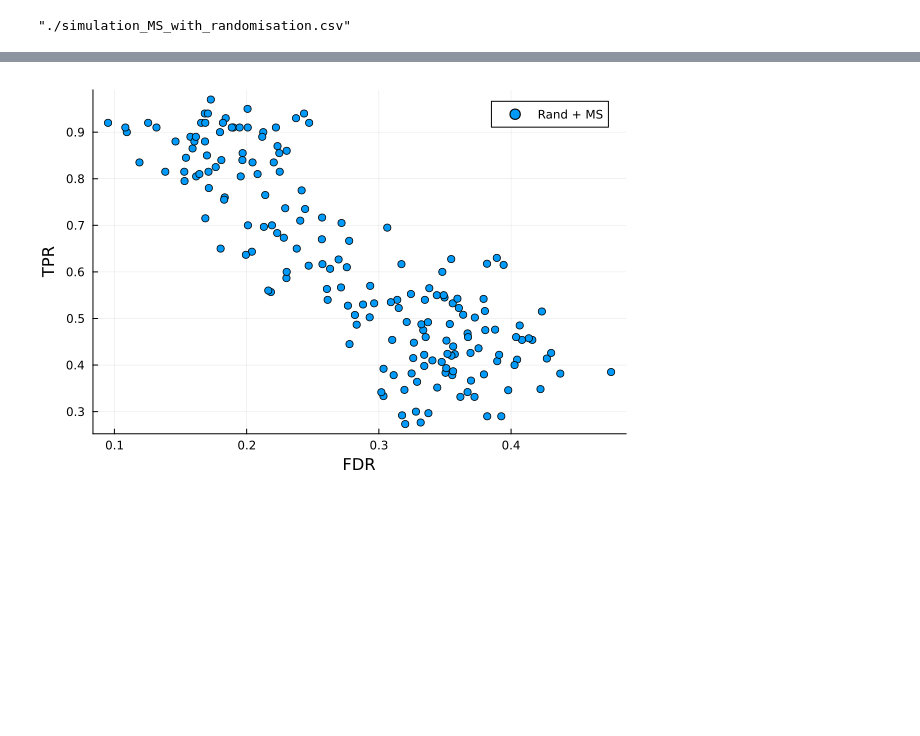
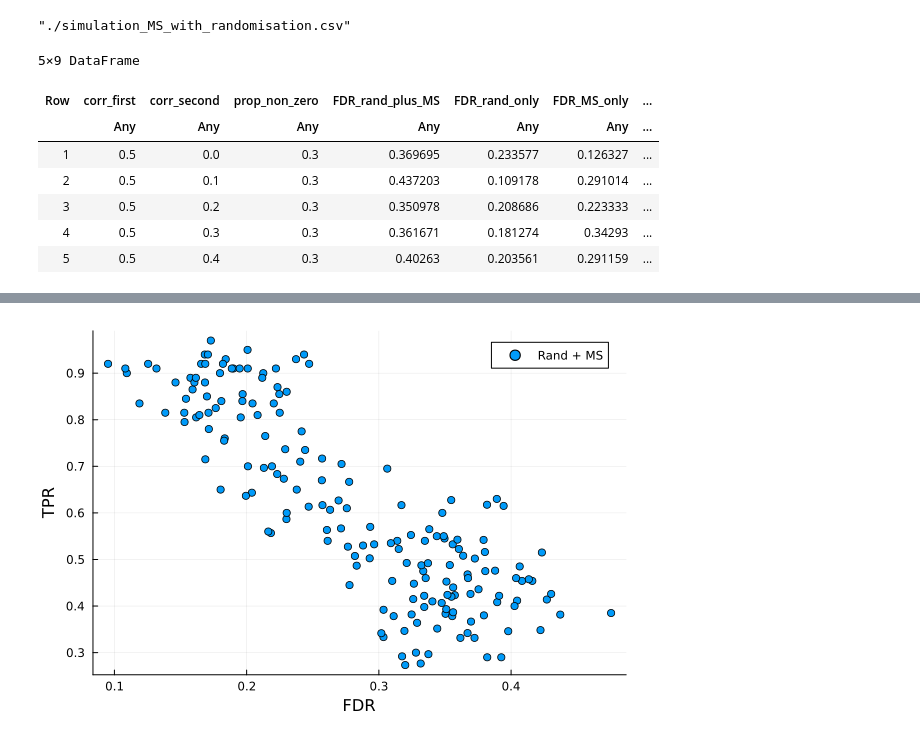
Before and after one commit to marcoelba/SelectiveInference, a Jupyter notebook: src/Comparison_randomisation_ms.ipynb, the cells around one changed output, grey strips where cells are left out. Saved outputs shown, nothing was run; the diff lists cells and outputs as text; code cells hidden in the pictures; blank space fills up the shorter version.

```diff
--- a/src/Comparison_randomisation_ms.ipynb
+++ b/src/Comparison_randomisation_ms.ipynb
@@ -323,3 +323,17 @@ df_metrics
 # CSV.write("./simulation_MS_with_randomisation.csv", df_metrics)
 # %% [output]
 "./simulation_MS_with_randomisation.csv"
+# %%
+# Check only corr first = 0.5 and prop non-0 coef = 0.3
+df_metrics[
+    (df_metrics[:, "corr_first"] .== 0.5) .& (df_metrics[:, "prop_non_zero"] .== (1 - 0.7)),
+    :]
+# %% [output]
+5×9 DataFrame
+| Row | corr_first | corr_second | prop_non_zero | FDR_rand_plus_MS | FDR_rand_only | FDR_MS_only | ... |
+|  | Any | Any | Any | Any | Any | Any | ... |
+| 1 | 0.5 | 0.0 | 0.3 | 0.369695 | 0.233577 | 0.126327 | ... |
+| 2 | 0.5 | 0.1 | 0.3 | 0.437203 | 0.109178 | 0.291014 | ... |
+| 3 | 0.5 | 0.2 | 0.3 | 0.350978 | 0.208686 | 0.223333 | ... |
+| 4 | 0.5 | 0.3 | 0.3 | 0.361671 | 0.181274 | 0.34293 | ... |
+| 5 | 0.5 | 0.4 | 0.3 | 0.40263 | 0.203561 | 0.291159 | ... |
```
Also changed, not shown: parts of 4 cells of this notebook.
